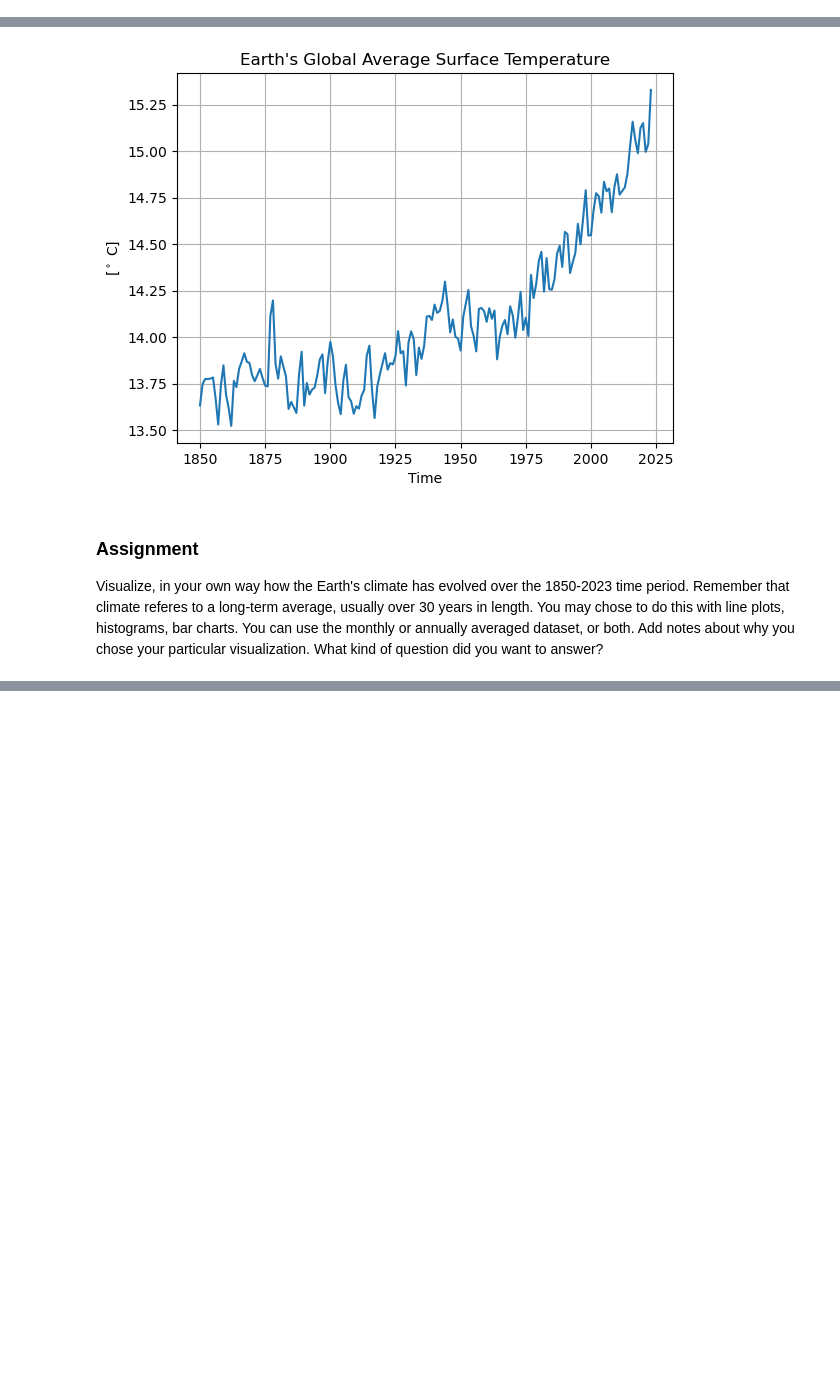
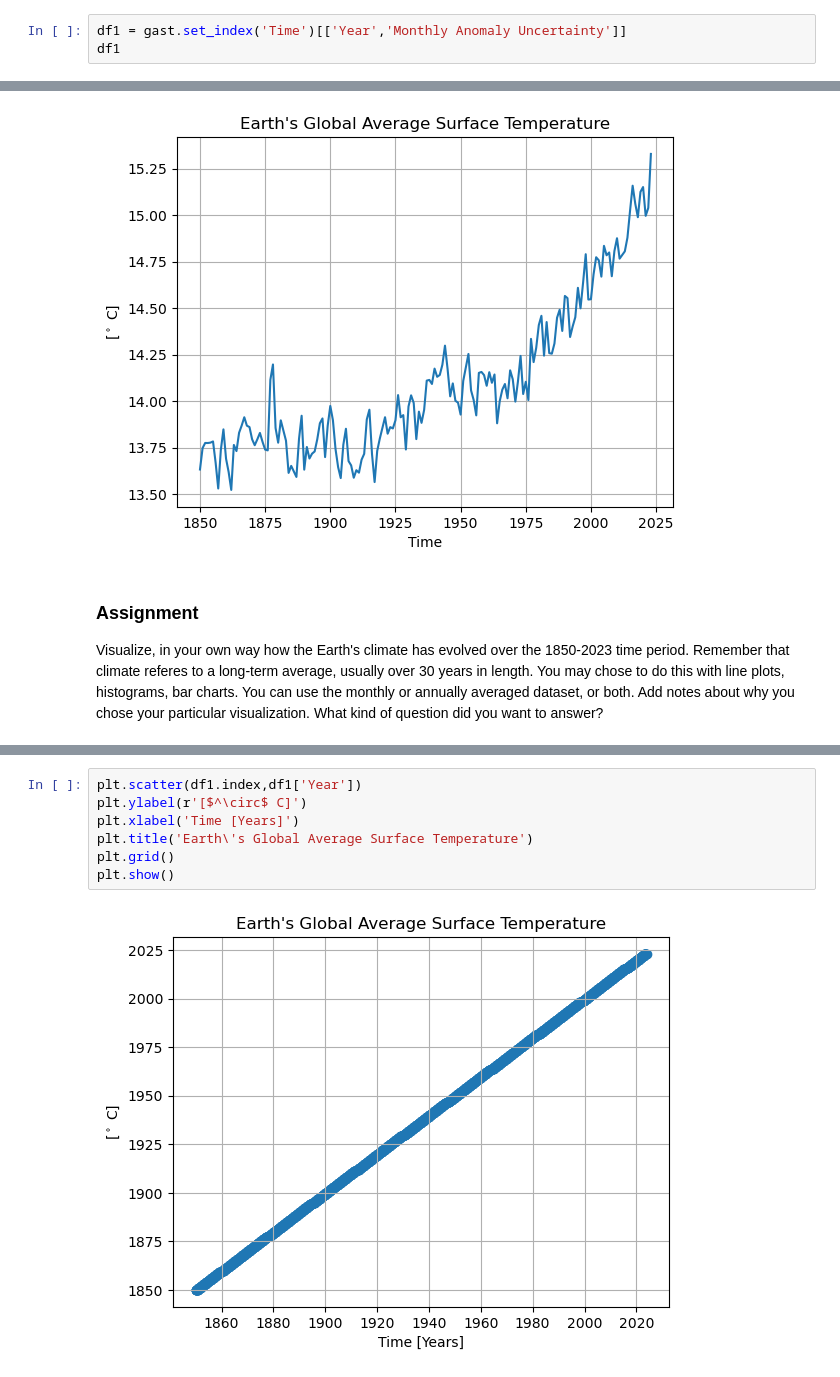
Before and after one commit to walipalmer/CFR-2024, a Jupyter notebook: module_climate/00_intro_to_climate_answers.ipynb, the cells around one changed output, grey strips where cells are left out. Saved outputs shown, nothing was run; the diff lists cells and outputs as text; blank space fills up the shorter version.

```diff
--- a/module_climate/00_intro_to_climate_answers.ipynb
+++ b/module_climate/00_intro_to_climate_answers.ipynb
@@ -110,3 +110,6 @@ df
 | 2023-11-01 | 14.642 | 0.050 |
 | 2023-12-01 | 13.929 | 0.045 |
 2088 rows × 2 columns
+# %%
+df1 = gast.set_index('Time')[['Year','Monthly Anomaly Uncertainty']]
+df1
@@ -159,0 +194,9 @@ Visualize, in your own way how the Earth's climate has evolved over the 1850-202
+# %%
+plt.scatter(df1.index,df1['Year'])
+plt.ylabel(r'[$^\circ$ C]')
+plt.xlabel('Time [Years]')
+plt.title('Earth\'s Global Average Surface Temperature')
+plt.grid()
+plt.show()
+# %% [output]
+[figure, added]
```
Also changed, not shown: parts of 3 cells of this notebook.
